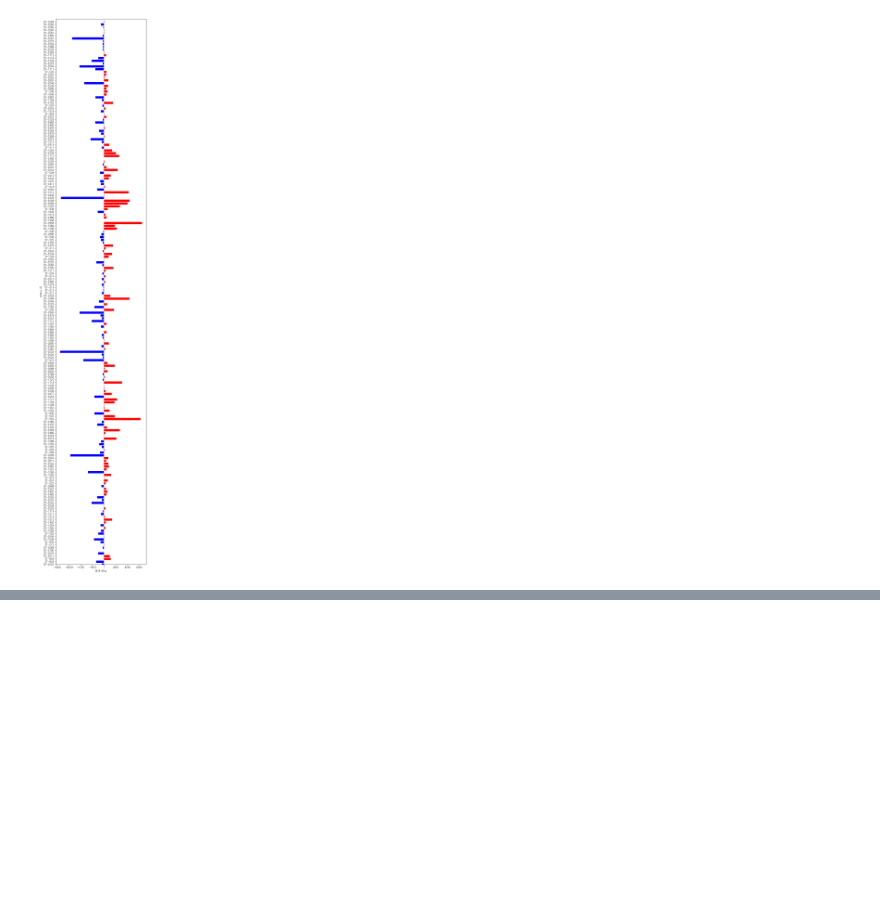
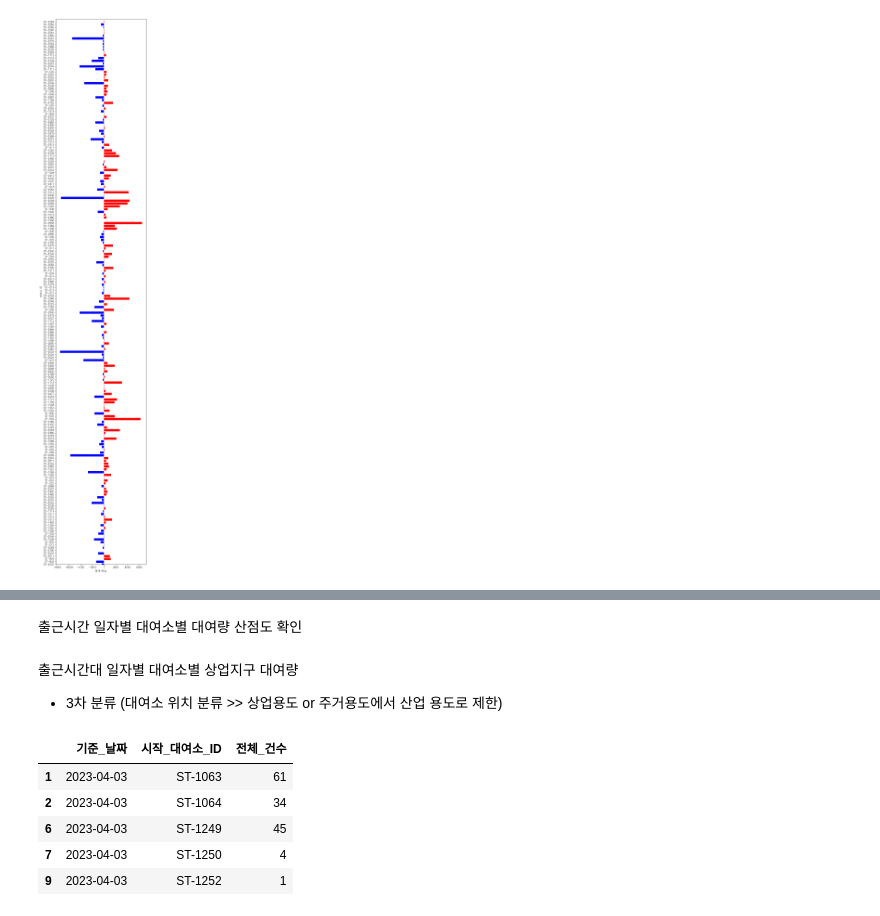
Before and after one commit to minseokpark6/SemiProject_Group3, a Jupyter notebook: Code/Origin/BikeSeoul_SemiGroup3_분석_시각화.ipynb, the cells around one changed output, grey strips where cells are left out. Cells and saved outputs as stored; diff of their text form; code cells hidden in the pictures; blank space fills up the shorter version.

```diff
--- a/Code/Origin/BikeSeoul_SemiGroup3_분석_시각화.ipynb
+++ b/Code/Origin/BikeSeoul_SemiGroup3_분석_시각화.ipynb
@@ -218,0 +280,2 @@ plt.show()
+# %% [markdown]
+출근시간 일자별 대여소별 대여량 산점도 확인
@@ -218,0 +288,3 @@ plt.show()
+# %% [markdown]
+출근시간대 일자별 대여소별 상업지구 대여량
+- 3차 분류 (대여소 위치 분류 >> 상업용도 or 주거용도에서 산업 용도로 제한)
@@ -218,0 +297,9 @@ plt.show()
+# %%
+상업지구출근대여[:5]
+# %% [output]
+|  | 기준_날짜 | 시작_대여소_ID | 전체_건수 |
+| 1 | 2023-04-03 | ST-1063 | 61 |
+| 2 | 2023-04-03 | ST-1064 | 34 |
+| 6 | 2023-04-03 | ST-1249 | 45 |
+| 7 | 2023-04-03 | ST-1250 | 4 |
+| 9 | 2023-04-03 | ST-1252 | 1 |
```
Also changed, not shown: parts of 21 cells of this notebook, 1 other file.
